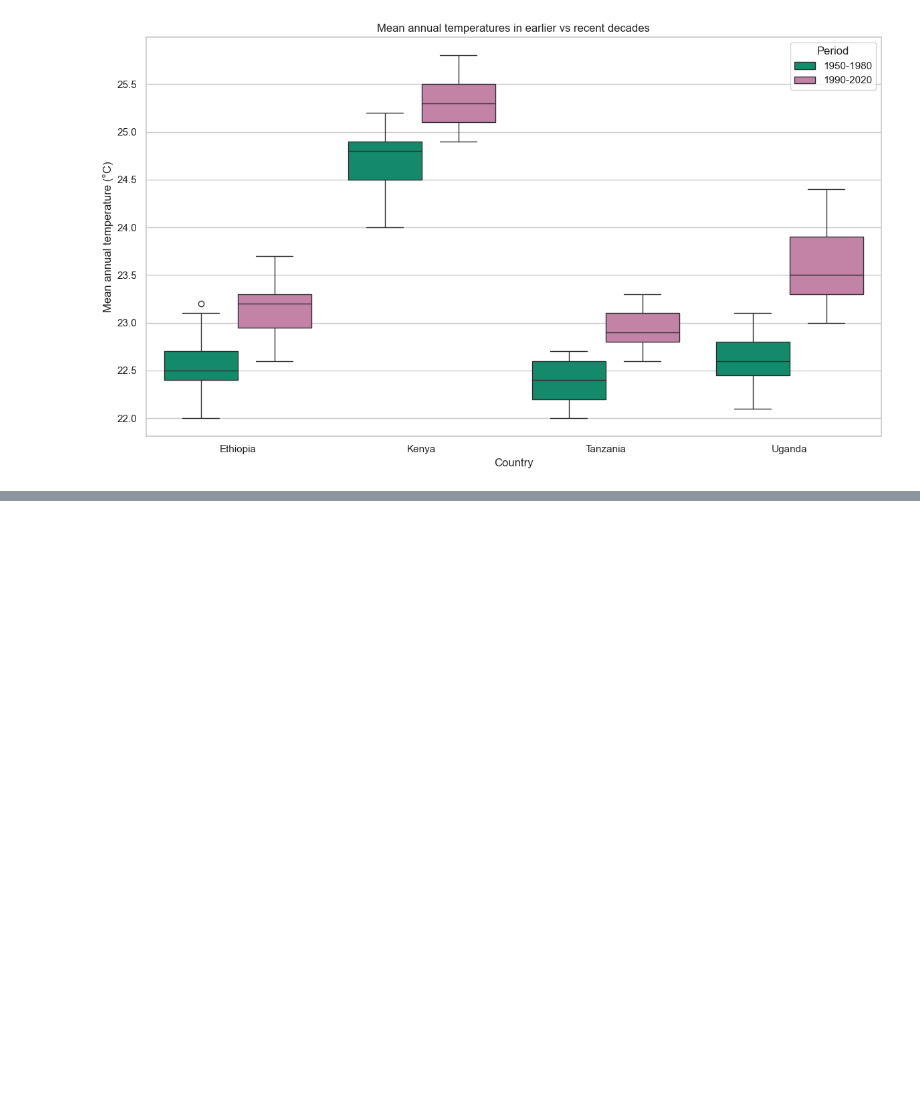
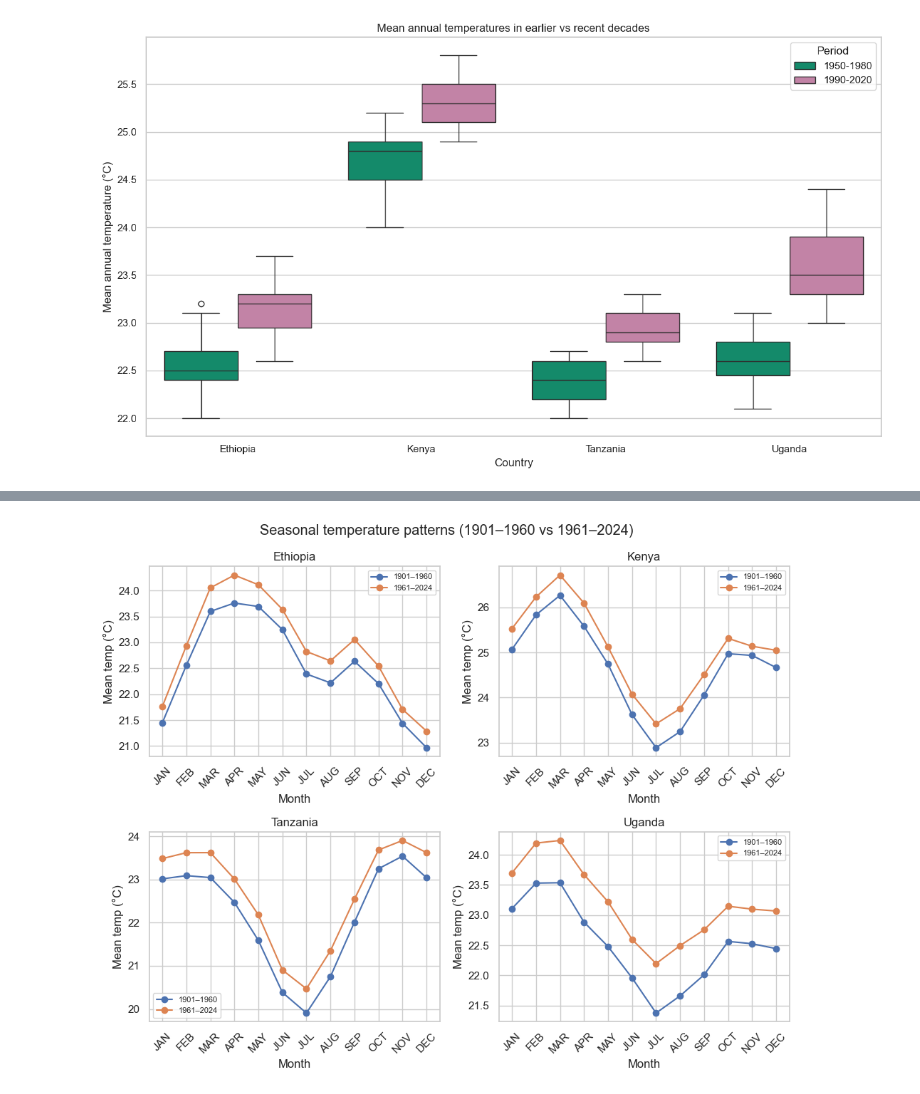
Before and after one commit to venusony/Climate-Malnutrition-EastAfrica, a Jupyter notebook: climate plus region data/_climate_context.ipynb, the cells around one changed output, grey strips where cells are left out. Drawn from its saved outputs; the diff is of its cells as text; code cells hidden in the pictures; blank space fills up the shorter version.

Commit message:
new visualization added

```diff
--- a/climate plus region data/_climate_context.ipynb
+++ b/climate plus region data/_climate_context.ipynb
@@ -258,0 +320,40 @@ plt.show()
+# %%
+# order months so they plot in calendar order
+month_order = ["JAN","FEB","MAR","APR","MAY","JUN",
+               "JUL","AUG","SEP","OCT","NOV","DEC"]
+
+countries = monthly_climate["country"].unique()
+
+plt.figure(figsize=(10, 8))
+
+for i in range(len(countries)):
+    country = countries[i]
+    plt.subplot(2, 2, i + 1)
+
+    sub = monthly_climate[monthly_climate["country"] == country]
+
+    # plot both periods for this country
+    for period in ["1901–1960", "1961–2024"]:
+        p = sub[sub["period"] == period].copy()
+
+        # add a simple month number so we can sort
+        p["month_num"] = 0
+        for j in range(len(month_order)):
+            m = month_order[j]
+            p.loc[p["month"] == m, "month_num"] = j
+
+        p = p.sort_values("month_num")
+
+        plt.plot(p["month"], p["temp_month_mean"], marker="o", label=period)
+
+    plt.title(country)
+    plt.xlabel("Month")
+    plt.ylabel("Mean temp (°C)")
+    plt.xticks(rotation=45)
+    plt.legend(fontsize=8)
+
+plt.suptitle("Seasonal temperature patterns (1901–1960 vs 1961–2024)")
+plt.tight_layout()
+plt.show()
+# %% [output]
+[figure, added]
```
Also changed, not shown: parts of 2 cells of this notebook.
